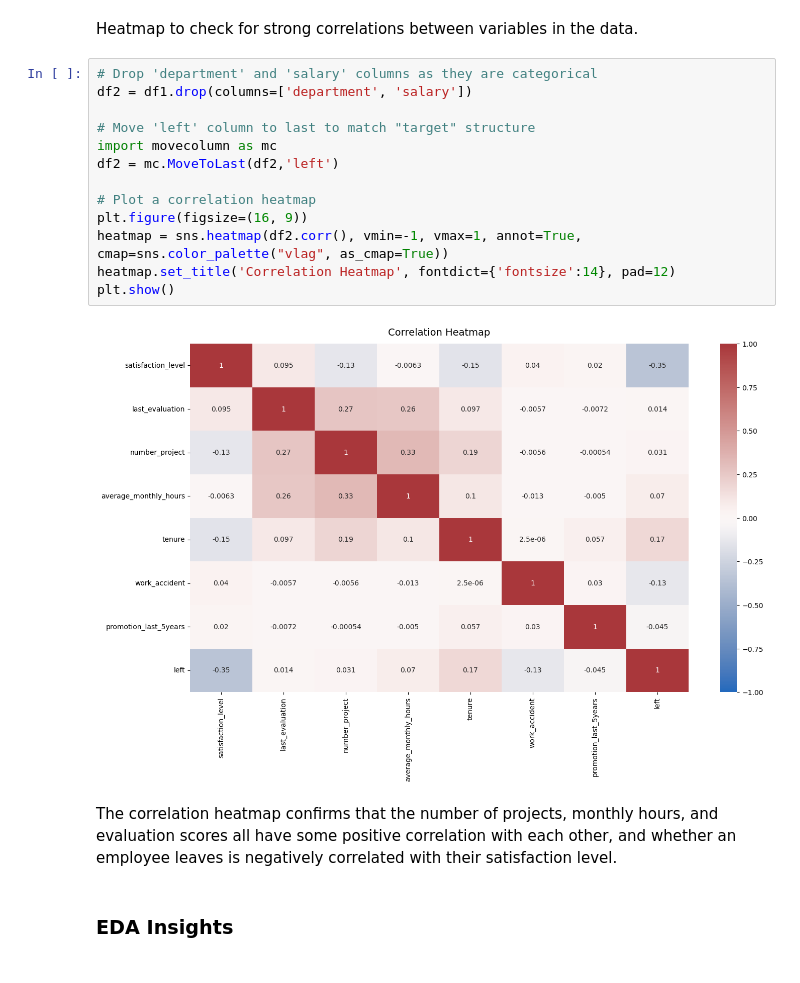
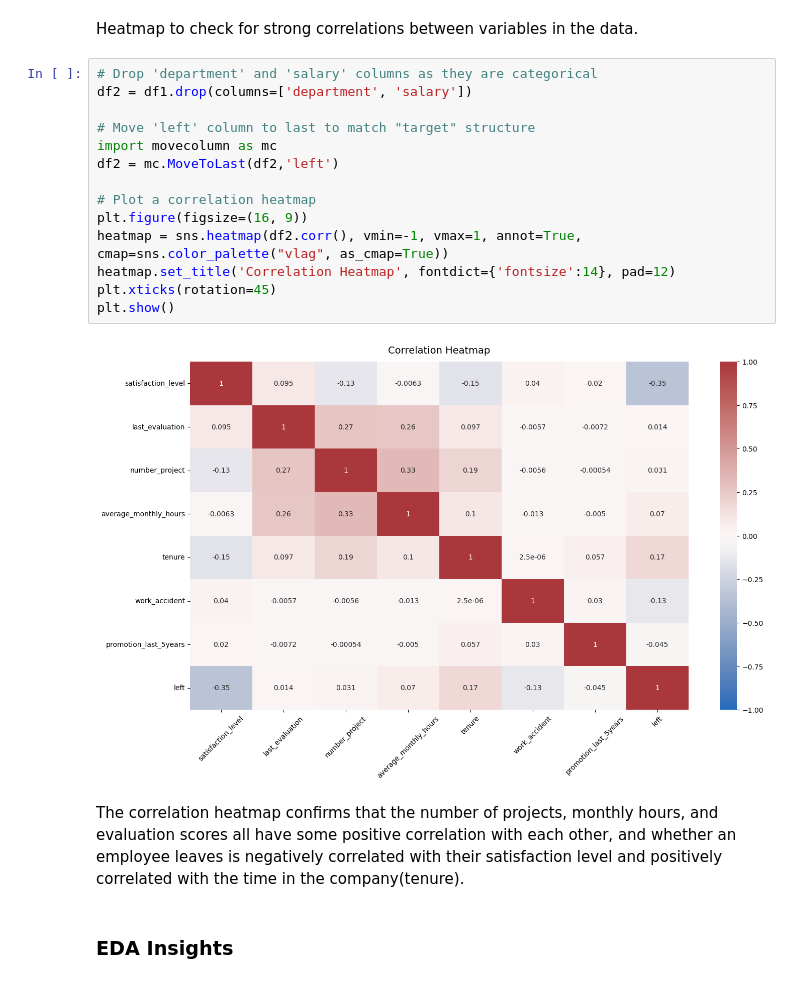
Before and after one commit to AlbertoMPalacioBastos/Machine_Learning_to_provide_insights_for_Human_Resources, a Jupyter notebook: Salifort Motors Project.ipynb, the cells around one changed output. Cells and saved outputs as stored; diff of their text form.

```diff
--- a/Salifort Motors Project.ipynb
+++ b/Salifort Motors Project.ipynb
@@ -630,20 +630,21 @@ Heatmap to check for strong correlations between variables in the data.
 # %%
 # Drop 'department' and 'salary' columns as they are categorical
 df2 = df1.drop(columns=['department', 'salary'])
 
 # Move 'left' column to last to match "target" structure
 import movecolumn as mc
 df2 = mc.MoveToLast(df2,'left')
 
 # Plot a correlation heatmap
 plt.figure(figsize=(16, 9))
 heatmap = sns.heatmap(df2.corr(), vmin=-1, vmax=1, annot=True, cmap=sns.color_palette("vlag", as_cmap=True))
 heatmap.set_title('Correlation Heatmap', fontdict={'fontsize':14}, pad=12)
+plt.xticks(rotation=45)
 plt.show()
 # %% [output]
-[figure, old version]
+[figure, new version]
 # %% [markdown]
-The correlation heatmap confirms that the number of projects, monthly hours, and evaluation scores all have some positive correlation with each other, and whether an employee leaves is negatively correlated with their satisfaction level.
+The correlation heatmap confirms that the number of projects, monthly hours, and evaluation scores all have some positive correlation with each other, and whether an employee leaves is negatively correlated with their satisfaction level and positively correlated with the time in the company(tenure).
 # %% [markdown]
 ### **EDA Insights**
 # %% [markdown]
```
